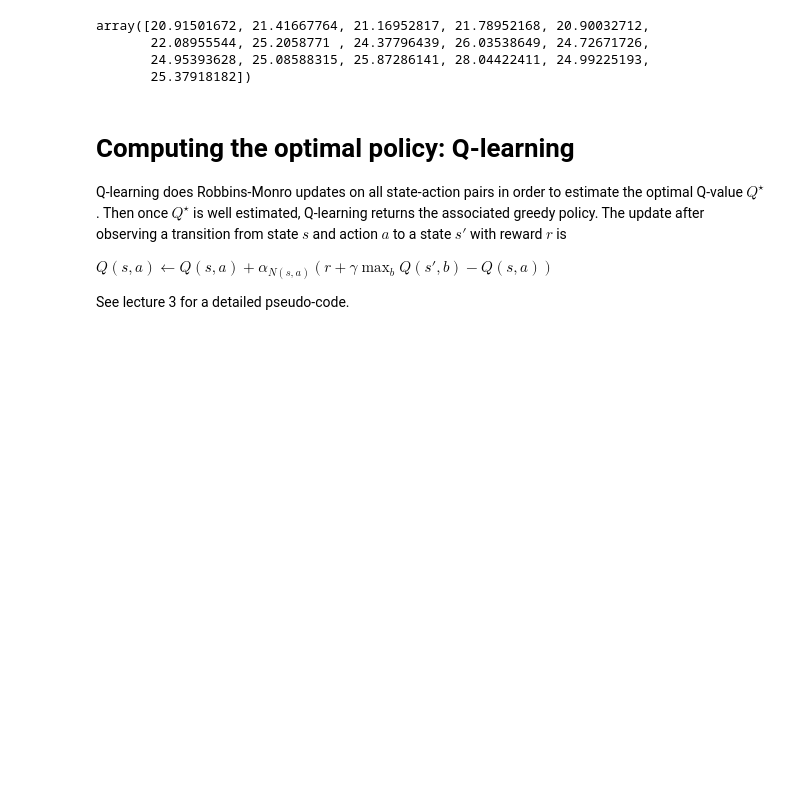
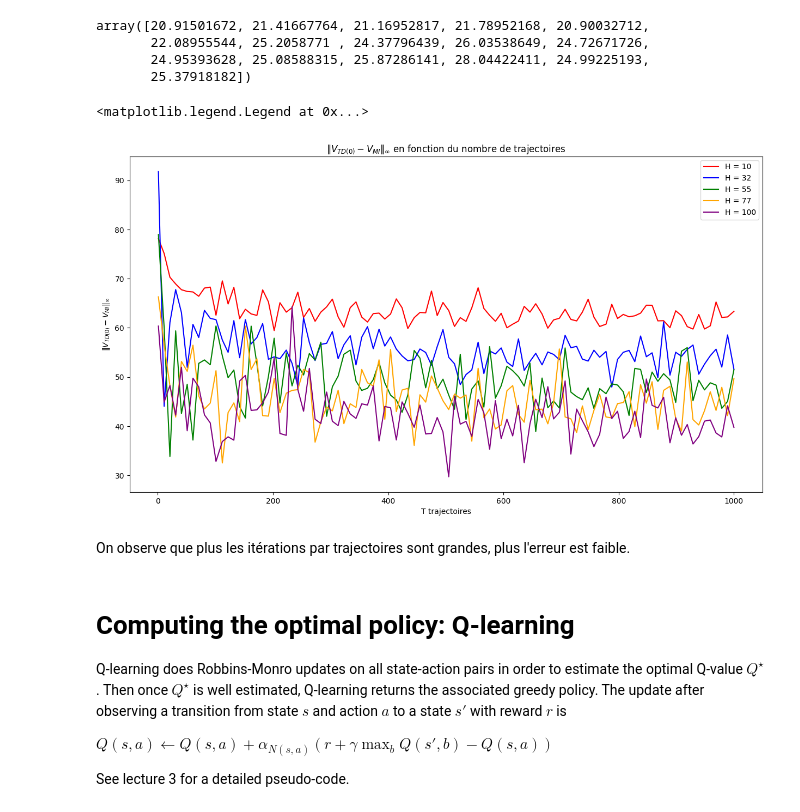
Before and after one commit to jeremdesno/python_sdia, a Jupyter notebook: RL/TD0_QLearning.ipynb, the cells around one changed output. Drawn from its saved outputs; the diff is of its cells as text; code cells hidden in the pictures; blank space fills up the shorter version.

```diff
--- a/RL/TD0_QLearning.ipynb
+++ b/RL/TD0_QLearning.ipynb
@@ -419,17 +419,33 @@ array([20.91501672, 21.41667764, 21.16952817, 21.78952168, 20.90032712,
        24.95393628, 25.08588315, 25.87286141, 28.04422411, 24.99225193,
        25.37918182])
 # %%
-# Utilisation de TD1 avec les paramètres PiConstant, 100 et 10**3
-H_values = np.linspace(1, 100, 100).astype(int)
-T_values = np.linspace(1, 100000, 100).astype(int)
+# Utilisation de TD1 avec les paramètres suivants
+H_values = np.linspace(10, 100, 5).astype(int)
+T_values = np.linspace(1, 1000, 100).astype(int)
 
 values_MI = EvaluatePolicy(PiUniform)
 
+errors = [[] for _ in range(5)]
 for T in T_values:
-    errors_T = []
-    for H in H_values:
+    for i,H in enumerate(H_values):
         values_TD1 = TD1(PiUniform, T=T, H=H)
-        errors_T.append(np.linalg.norm(values_TD1 - values_MI, ord=np.inf))
+        errors[i].append(np.linalg.norm(values_TD1 - values_MI, ord=np.inf))
+# %%
+plt.figure(figsize=(15,8))
+colors = ['red', 'blue', 'green', 'orange', 'purple']
+for i,H in enumerate(H_values):
+    plt.plot(T_values, errors[i], label = f'H = {H}', color = colors[i])
+
+plt.xlabel('T trajectoires')
+plt.ylabel('$\Vert V_{TD(0)} - V_{MI} \Vert_\infty$')
+plt.title('$\Vert V_{TD(0)} - V_{MI} \Vert_\infty$ en fonction du nombre de trajectoires')
+
+plt.legend()
+# %% [output]
+<matplotlib.legend.Legend at 0x...>
+[figure, added]
+# %% [markdown]
+On observe que plus les itérations par trajectoires sont grandes, plus l'erreur est faible.
 # %% [markdown]
 # Computing the optimal policy: Q-learning
 
```
Also changed, not shown: parts of 9 cells of this notebook.
